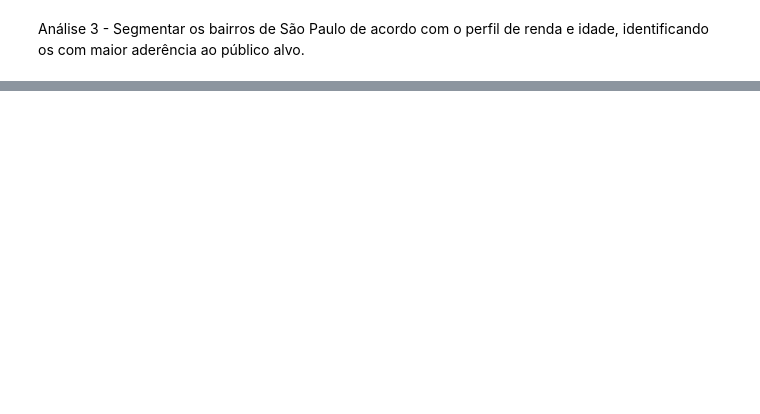
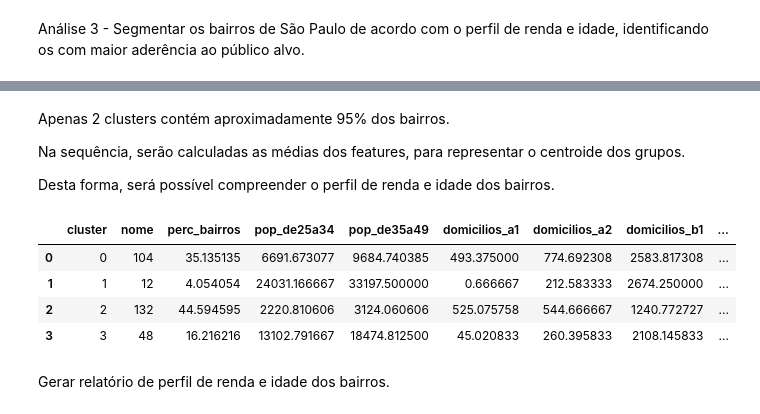
Before and after one commit to nortonvanz/Food-Business-Expansion, a Jupyter notebook: notebooks/ciclo1.ipynb, the cells around one changed output, grey strips where cells are left out. Drawn from its saved outputs; the diff is of its cells as text; code cells hidden in the pictures; blank space fills up the shorter version.

```diff
--- a/notebooks/ciclo1.ipynb
+++ b/notebooks/ciclo1.ipynb
@@ -481,0 +663,4 @@ Análise 3 - Segmentar os bairros de São Paulo de acordo com o perfil de renda
+# %%
+df_kmeans_prof = df_kmeans[['nome', 'cluster']].groupby('cluster').count().reset_index()
+df_kmeans_prof['perc_bairros'] = df_kmeans_prof['nome'] / df_kmeans_prof['nome'].sum()*100
+df_kmeans_prof
@@ -481,0 +673,40 @@ Análise 3 - Segmentar os bairros de São Paulo de acordo com o perfil de renda
+# %% [markdown]
+Apenas 2 clusters contém aproximadamente 95% dos bairros.
+
+Na sequência, serão calculadas as médias dos features, para representar o centroide dos grupos.
+
+Desta forma, será possível compreender o perfil de renda e idade dos bairros.
+# %%
+#média da feature pop_de25a34
+df_avg_pop_de25a34 = df_kmeans[['pop_de25a34','cluster']].groupby('cluster').mean().reset_index()
+df_kmeans_prof = pd.merge(df_kmeans_prof, df_avg_pop_de25a34, how='inner', on='cluster')
+
+#média da feature pop_de35a49
+df_avg_pop_de35a49 = df_kmeans[['pop_de35a49','cluster']].groupby('cluster').mean().reset_index()
+df_kmeans_prof = pd.merge(df_kmeans_prof, df_avg_pop_de35a49, how='inner', on='cluster')
+
+#média da feature domicilios_a1
+df_avg_domicilios_a1 = df_kmeans[['domicilios_a1','cluster']].groupby('cluster').mean().reset_index()
+df_kmeans_prof = pd.merge(df_kmeans_prof, df_avg_domicilios_a1, how='inner', on='cluster')
+
+#média da feature domicilios_a1
+df_avg_domicilios_a2 = df_kmeans[['domicilios_a2','cluster']].groupby('cluster').mean().reset_index()
+df_kmeans_prof = pd.merge(df_kmeans_prof, df_avg_domicilios_a2, how='inner', on='cluster')
+
+#média da feature domicilios_b1
+df_avg_domicilios_b1 = df_kmeans[['domicilios_b1','cluster']].groupby('cluster').mean().reset_index()
+df_kmeans_prof = pd.merge(df_kmeans_prof, df_avg_domicilios_b1, how='inner', on='cluster')
+
+#média da feature domicilios_b2
+df_avg_domicilios_b2 = df_kmeans[['domicilios_b2','cluster']].groupby('cluster').mean().reset_index()
+df_kmeans_prof = pd.merge(df_kmeans_prof, df_avg_domicilios_b2, how='inner', on='cluster')
+
+df_kmeans_prof
+# %% [output]
+|  | cluster | nome | perc_bairros | pop_de25a34 | pop_de35a49 | domicilios_a1 | domicilios_a2 | domicilios_b1 | ... |
+| 0 | 0 | 104 | 35.135135 | 6691.673077 | 9684.740385 | 493.375000 | 774.692308 | 2583.817308 | ... |
+| 1 | 1 | 12 | 4.054054 | 24031.166667 | 33197.500000 | 0.666667 | 212.583333 | 2674.250000 | ... |
+| 2 | 2 | 132 | 44.594595 | 2220.810606 | 3124.060606 | 525.075758 | 544.666667 | 1240.772727 | ... |
+| 3 | 3 | 48 | 16.216216 | 13102.791667 | 18474.812500 | 45.020833 | 260.395833 | 2108.145833 | ... |
+# %% [markdown]
+Gerar relatório de perfil de renda e idade dos bairros.
```
Also changed, not shown: parts of 70 cells of this notebook.
